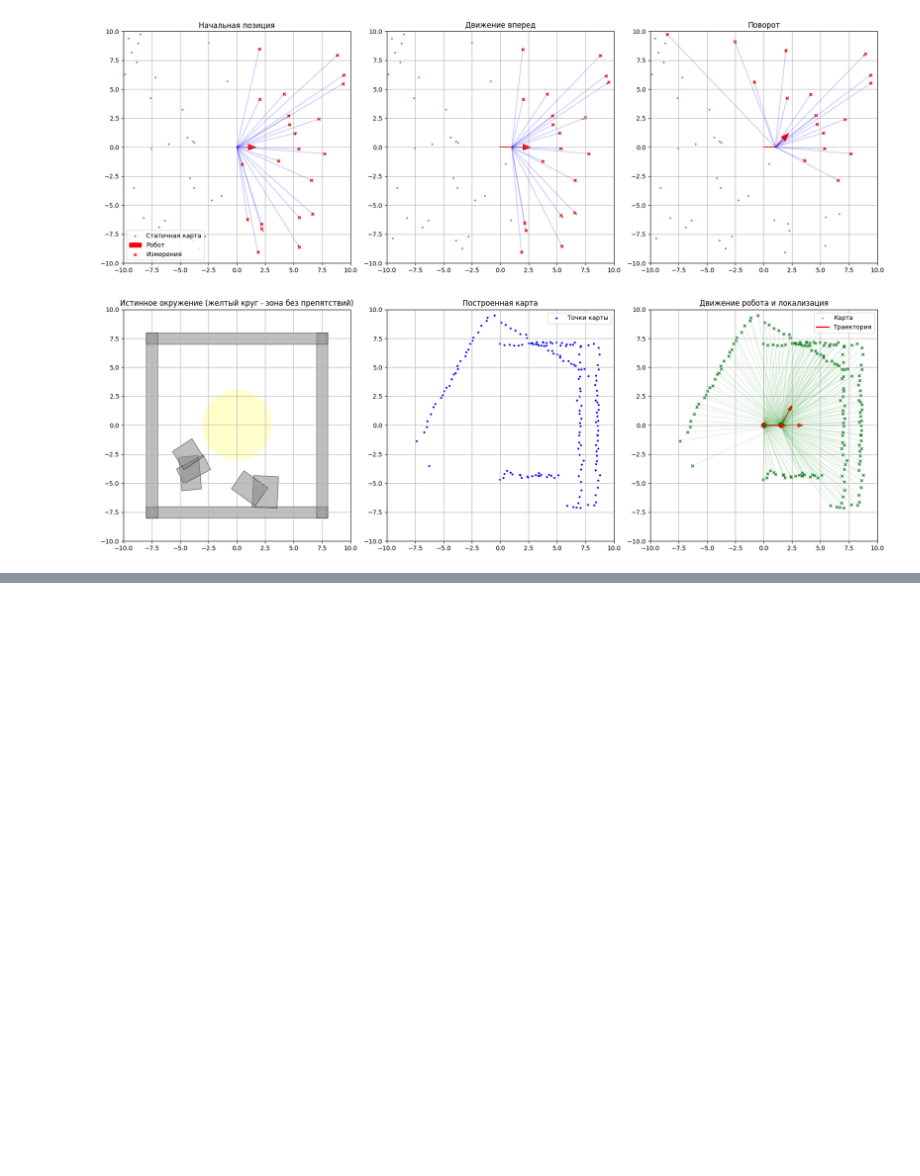
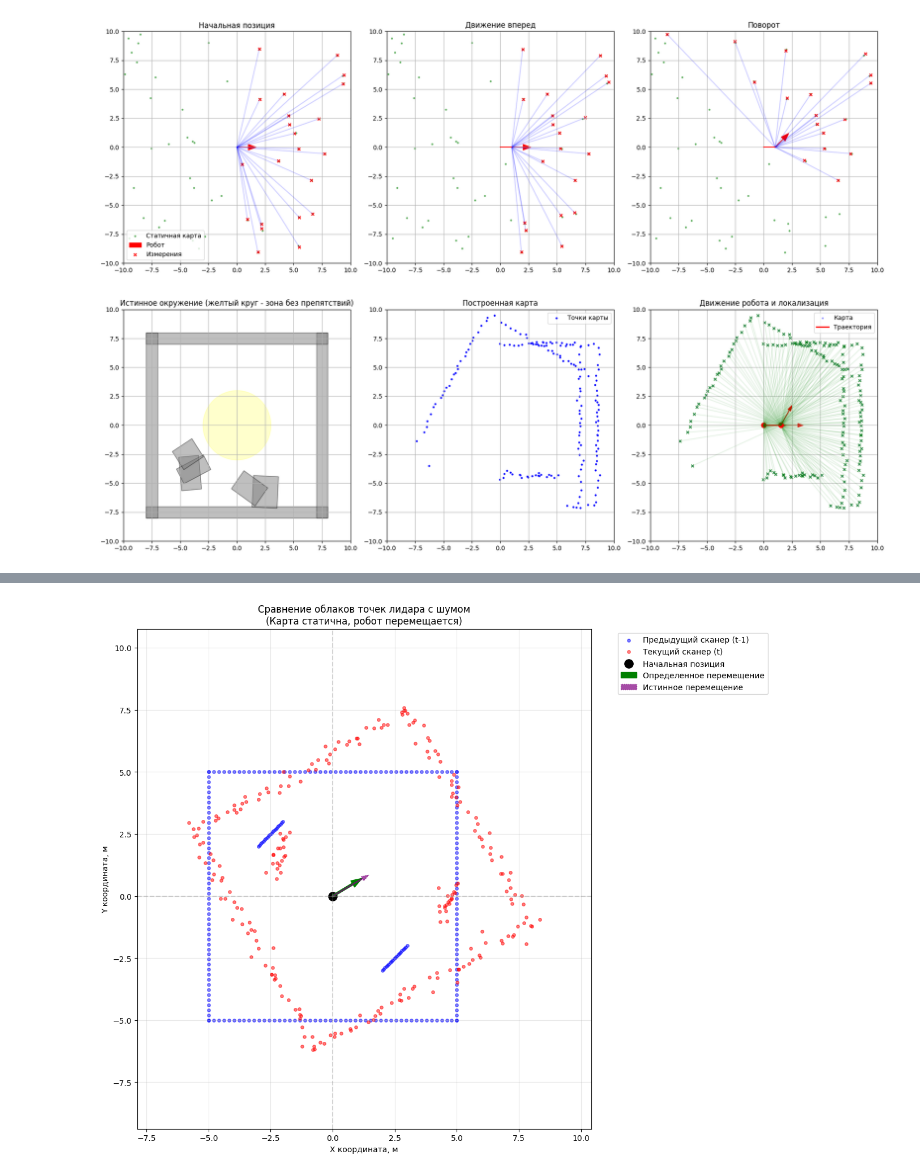
Before and after one commit to InowaR/colab, a Jupyter notebook: lidar_matrix.ipynb, the cells around one changed output, grey strips where cells are left out. Cells and saved outputs as stored; diff of their text form; code cells hidden in the pictures; blank space fills up the shorter version.

```diff
--- a/lidar_matrix.ipynb
+++ b/lidar_matrix.ipynb
@@ -324,0 +403,89 @@ main_simulation()
+# %%
+import numpy as np
+import matplotlib.pyplot as plt
+
+def add_noise(points, noise_level=0.2):
+    """Добавляет шум к точкам"""
+    noise = np.random.normal(scale=noise_level, size=points.shape)
+    return points + noise
+
+def find_transform(prev_points, curr_points):
+    """Находит смещение между двумя облаками точек"""
+    prev_center = np.mean(prev_points, axis=0)
+    curr_center = np.mean(curr_points, axis=0)
+
+    prev_centered = prev_points - prev_center
+    curr_centered = curr_points - curr_center
+
+    H = prev_centered.T @ curr_centered
+    U, _, Vt = np.linalg.svd(H)
+    rotation = Vt.T @ U.T
+    dtheta = np.arctan2(rotation[1, 0], rotation[0, 0])
+
+    dx = curr_center[0] - (prev_center[0]*np.cos(dtheta) - prev_center[1]*np.sin(dtheta))
+    dy = curr_center[1] - (prev_center[0]*np.sin(dtheta) + prev_center[1]*np.cos(dtheta))
+
+    return dx, dy, dtheta
+
+# Генерация "комнаты" с препятствиями
+def generate_room():
+    walls = [
+        np.column_stack([np.linspace(-5, 5, 50), np.full(50, -5)]),  # нижняя стена
+        np.column_stack([np.linspace(-5, 5, 50), np.full(50, 5)]),    # верхняя стена
+        np.column_stack([np.full(50, -5), np.linspace(-5, 5, 50)]),    # левая стена
+        np.column_stack([np.full(50, 5), np.linspace(-5, 5, 50)]),     # правая стена
+    ]
+    obstacles = [
+        np.column_stack([np.linspace(-3, -2, 20), np.linspace(2, 3, 20)]),
+        np.column_stack([np.linspace(2, 3, 20), np.linspace(-3, -2, 20)])
+    ]
+    return np.vstack(walls + obstacles)
+
+# Создаем данные
+prev_points = generate_room()
+dx, dy, dtheta = 1.2, 0.7, np.pi/6  # Смещение робота
+
+# Применяем преобразование и добавляем шум
+rotation_matrix = np.array([
+    [np.cos(dtheta), -np.sin(dtheta)],
+    [np.sin(dtheta), np.cos(dtheta)]
+])
+curr_points = add_noise((prev_points @ rotation_matrix.T) + np.array([dx, dy]))
+
+# Находим преобразование
+found_dx, found_dy, found_dtheta = find_transform(prev_points, curr_points)
+
+# Визуализация
+plt.figure(figsize=(12, 10))
+plt.scatter(prev_points[:, 0], prev_points[:, 1], c='blue', s=15, alpha=0.5,
+           label='Предыдущий сканер (t-1)')
+plt.scatter(curr_points[:, 0], curr_points[:, 1], c='red', s=15, alpha=0.5,
+           label='Текущий сканер (t)')
+
+# Отображение робота и его движения
+plt.scatter(0, 0, c='black', s=120, marker='o', label='Начальная позиция')
+plt.arrow(0, 0, found_dx, found_dy, width=0.08, head_width=0.3,
+         color='green', length_includes_head=True, label='Определенное перемещение')
+
+# Истинное перемещение (для сравнения)
+plt.arrow(0, 0, dx, dy, width=0.05, head_width=0.2,
+         color='purple', linestyle=':', alpha=0.7, label='Истинное перемещение')
+
+plt.axhline(0, c='gray', ls='--', alpha=0.3)
+plt.axvline(0, c='gray', ls='--', alpha=0.3)
+plt.legend(bbox_to_anchor=(1.05, 1), loc='upper left')
+plt.grid(True, alpha=0.3)
+plt.title("Сравнение облаков точек лидара с шумом\n(Карта статична, робот перемещается)")
+plt.xlabel("X координата, м")
+plt.ylabel("Y координата, м")
+plt.axis('equal')
+plt.tight_layout()
+plt.show()
+
+# Вывод результатов
+print("Результаты обработки данных лидара:")
+print(f"Истинное смещение: dx={dx:.2f} м, dy={dy:.2f} м, θ={np.degrees(dtheta):.1f}°")
+print(f"Определенное смещение: dx={found_dx:.2f} м, dy={found_dy:.2f} м, θ={np.degrees(found_dtheta):.1f}°")
+print(f"Ошибка: {np.sqrt((dx-found_dx)**2 + (dy-found_dy)**2):.3f} м, {np.degrees(abs(dtheta-found_dtheta)):.1f}°")
+# %% [output]
+[figure, added]
```
Also changed, not shown: parts of 3 cells of this notebook.
